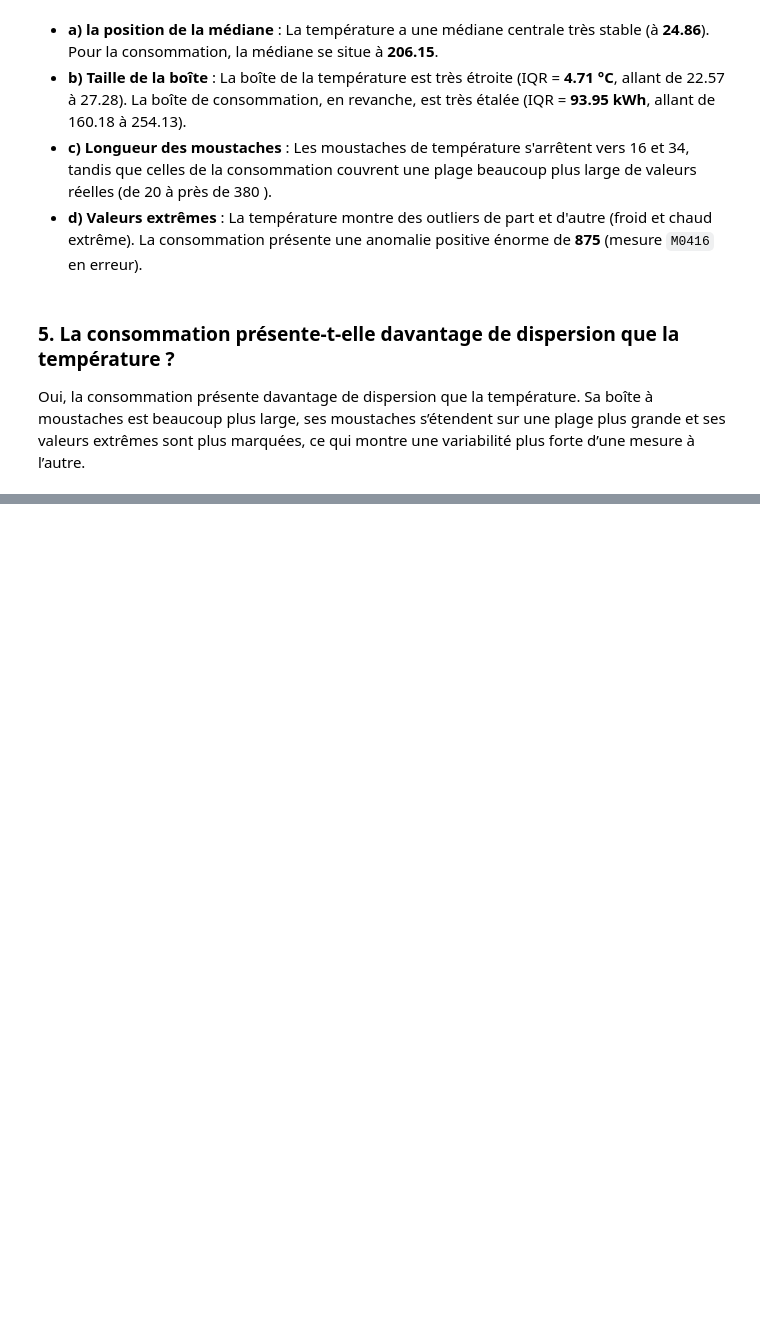
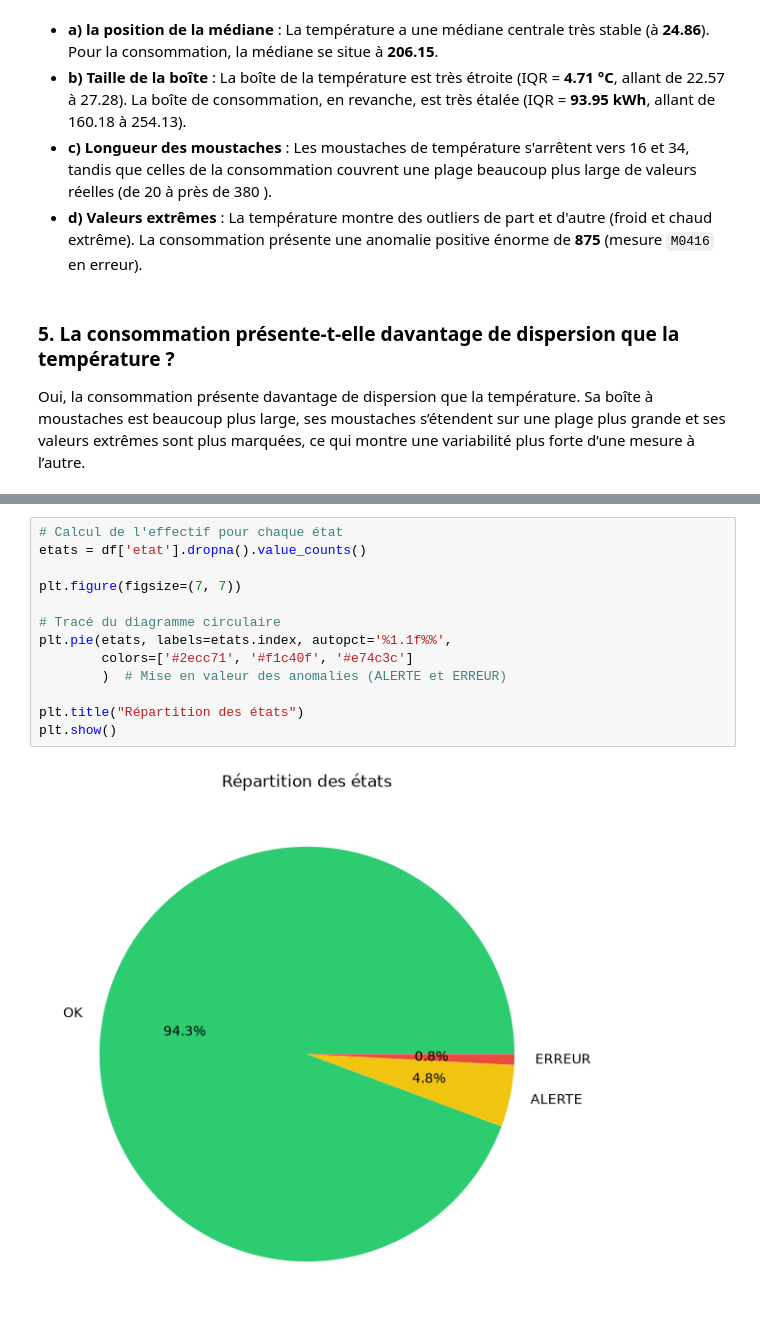
Before and after one commit to DIOPBARHAM/-atelier_matplotlib_iot-, a Jupyter notebook: notebooks/atelier_matplotlib_iot.ipynb, the cells around one changed output, grey strips where cells are left out. Saved outputs shown, nothing was run; the diff lists cells and outputs as text; blank space fills up the shorter version.

Commit message:
Partie 6 – Diagramme circulaire (Pie Chart) 1. Réaliser un diagramme pour analyser la répartition des états (OK, ALERTE, ERREUR)

```diff
--- a/notebooks/atelier_matplotlib_iot.ipynb
+++ b/notebooks/atelier_matplotlib_iot.ipynb
@@ -252,0 +256,15 @@ Oui, la consommation présente davantage de dispersion que la température. Sa b
+# %%
+# Calcul de l'effectif pour chaque état
+etats = df['etat'].dropna().value_counts()
+
+plt.figure(figsize=(7, 7))
+
+# Tracé du diagramme circulaire
+plt.pie(etats, labels=etats.index, autopct='%1.1f%%',
+        colors=['#2ecc71', '#f1c40f', '#e74c3c']
+        )  # Mise en valeur des anomalies (ALERTE et ERREUR)
+
+plt.title("Répartition des états")
+plt.show()
+# %% [output]
+[figure, added]
```
Also changed, not shown: parts of 1 cell of this notebook.
